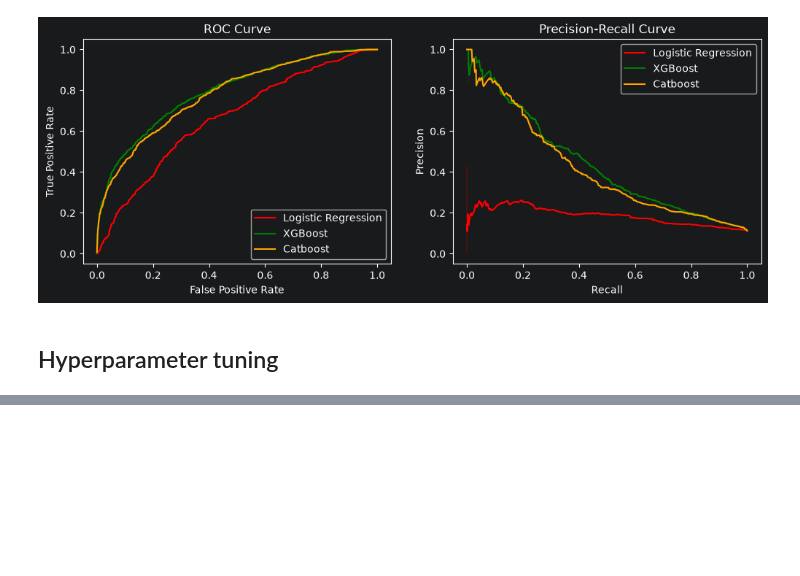
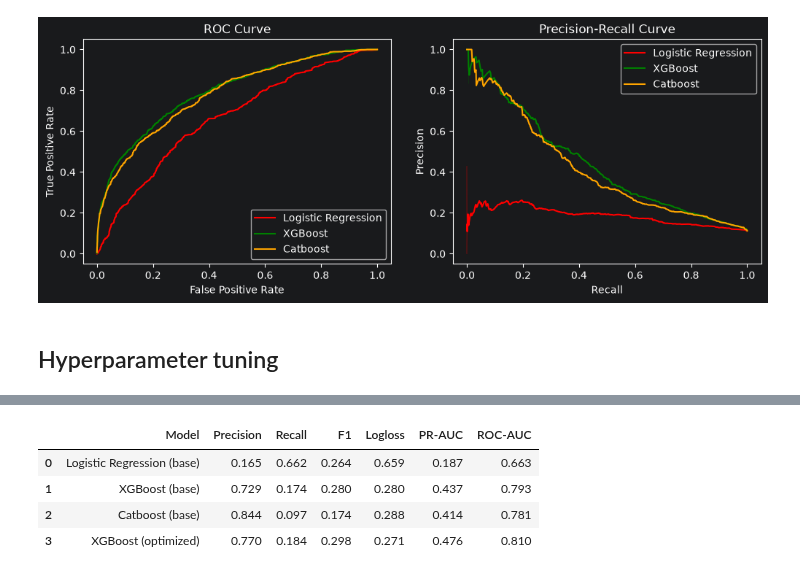
Before and after one commit to blbl-blbl/kaggle-Credit-Risk-Dataset, a Jupyter notebook: notebooks/02_modeling.ipynb, the cells around one changed output, grey strips where cells are left out. Saved outputs shown, nothing was run; the diff lists cells and outputs as text; code cells hidden in the pictures; blank space fills up the shorter version.

Commit message:
Hyperparameter tuning for logreg and xgboost

```diff
--- a/notebooks/02_modeling.ipynb
+++ b/notebooks/02_modeling.ipynb
@@ -277,0 +390,29 @@ param_grid = [
+# %%
+best_xgb = Pipeline(steps=[
+    ('xgb_transformer', xgb_transformer),
+    ('model', XGBClassifier(
+        **study_xgb.best_params,
+        random_state=RANDOM_SEED
+    ))
+])
+
+best_xgb.fit(X_train, y_train)
+y_proba_xgb_val = best_xgb.predict_proba(X_val)[:, 1]
+y_pred_xgb_val = (y_proba_xgb_val >= 0.5).astype(int)
+metrics_table.loc[len(metrics_table)] = [
+    'XGBoost (optimized)',
+    round(precision_score(y_val, y_pred_xgb_val), 3),
+    round(recall_score(y_val, y_pred_xgb_val), 3),
+    round(f1_score(y_val, y_pred_xgb_val), 3),
+    round(log_loss(y_val, y_proba_xgb_val), 3),
+    round(average_precision_score(y_val, y_proba_xgb_val), 3),
+    round(roc_auc_score(y_val, y_proba_xgb_val), 3)
+]
+# %%
+metrics_table
+# %% [output]
+|  | Model | Precision | Recall | F1 | Logloss | PR-AUC | ROC-AUC |
+| 0 | Logistic Regression (base) | 0.165 | 0.662 | 0.264 | 0.659 | 0.187 | 0.663 |
+| 1 | XGBoost (base) | 0.729 | 0.174 | 0.280 | 0.280 | 0.437 | 0.793 |
+| 2 | Catboost (base) | 0.844 | 0.097 | 0.174 | 0.288 | 0.414 | 0.781 |
+| 3 | XGBoost (optimized) | 0.770 | 0.184 | 0.298 | 0.271 | 0.476 | 0.810 |
```
Also changed, not shown: parts of 5 cells of this notebook.
